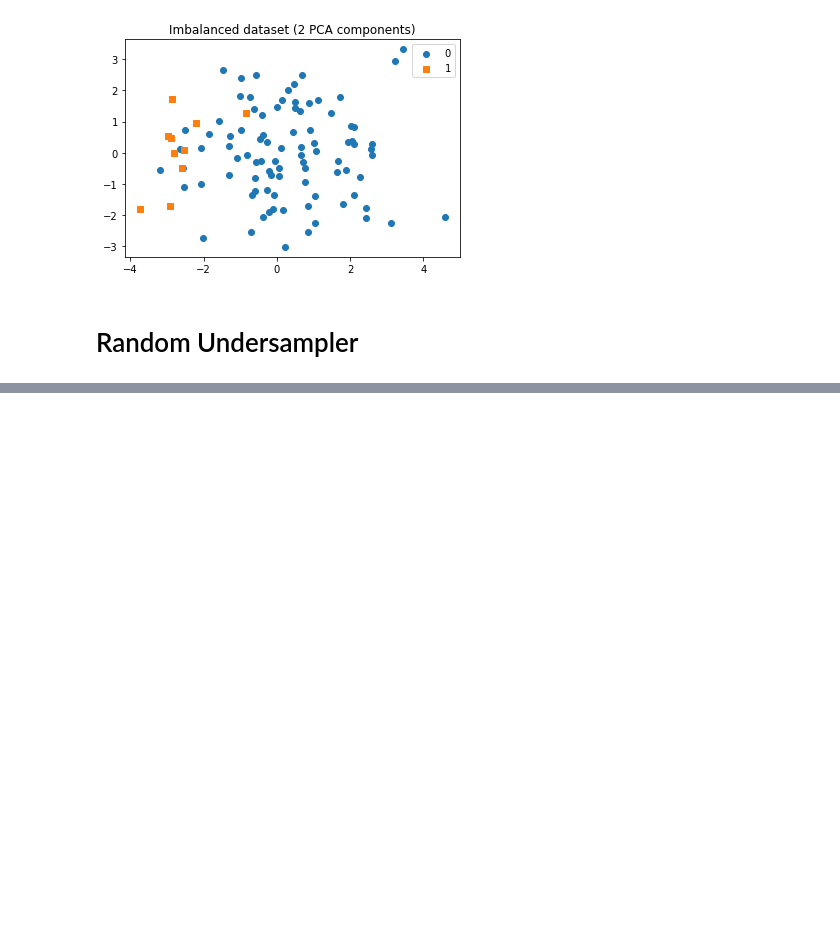
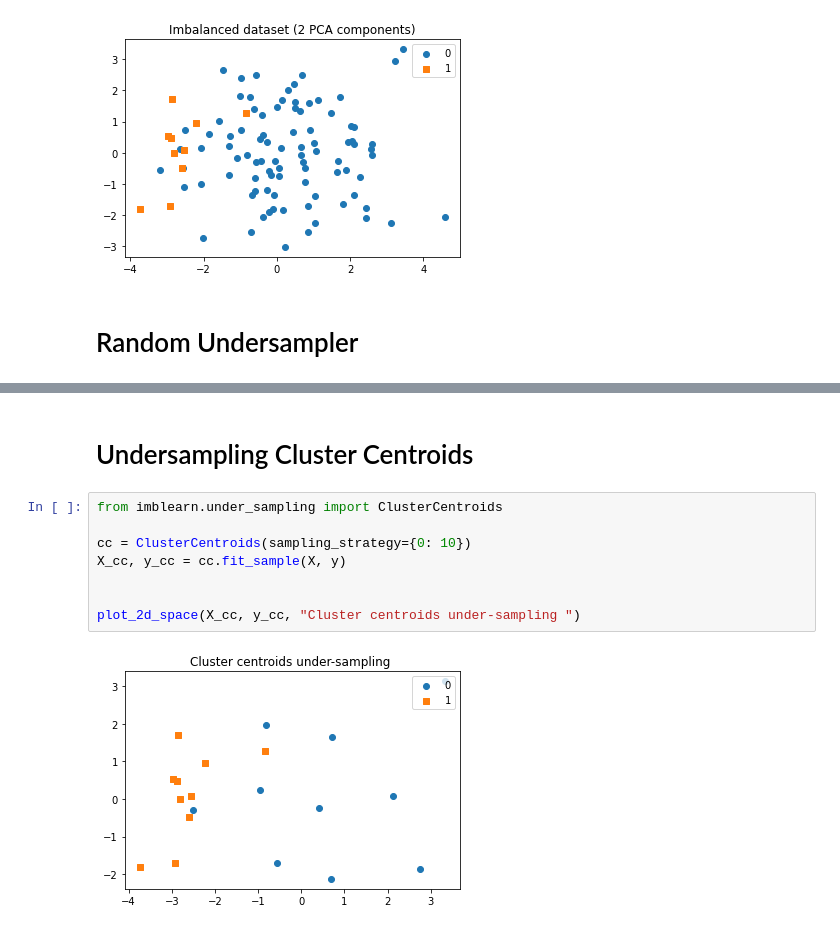
Before and after one commit to thunderock/kaggle, a Jupyter notebook: learning/code/imblearn tutorial.ipynb, the cells around one changed output, grey strips where cells are left out. Saved outputs shown, nothing was run; the diff lists cells and outputs as text; blank space fills up the shorter version.

```diff
--- a/learning/code/imblearn tutorial.ipynb
+++ b/learning/code/imblearn tutorial.ipynb
@@ -74,0 +93,12 @@ removed indices  [ 0  1  2  3  4  5  6  7  8  9 10 11 12 13 14 15 16 17 18 19 20
+# %% [markdown]
+# Undersampling Cluster Centroids
+# %%
+from imblearn.under_sampling import ClusterCentroids
+
+cc = ClusterCentroids(sampling_strategy={0: 10})
+X_cc, y_cc = cc.fit_sample(X, y)
+
+
+plot_2d_space(X_cc, y_cc, "Cluster centroids under-sampling ")
+# %% [output]
+[figure, added]
```
Also changed, not shown: parts of 8 cells of this notebook, 1 other file.
